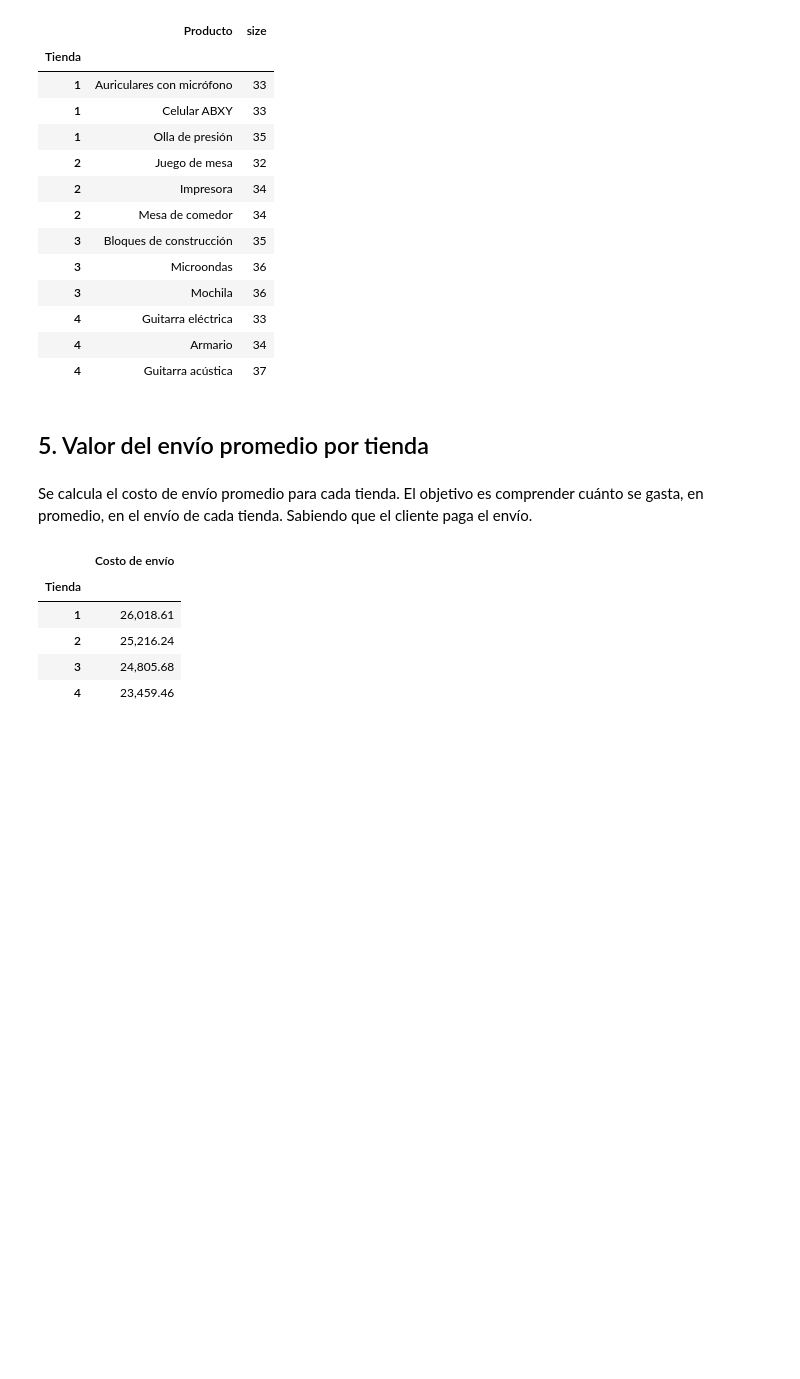
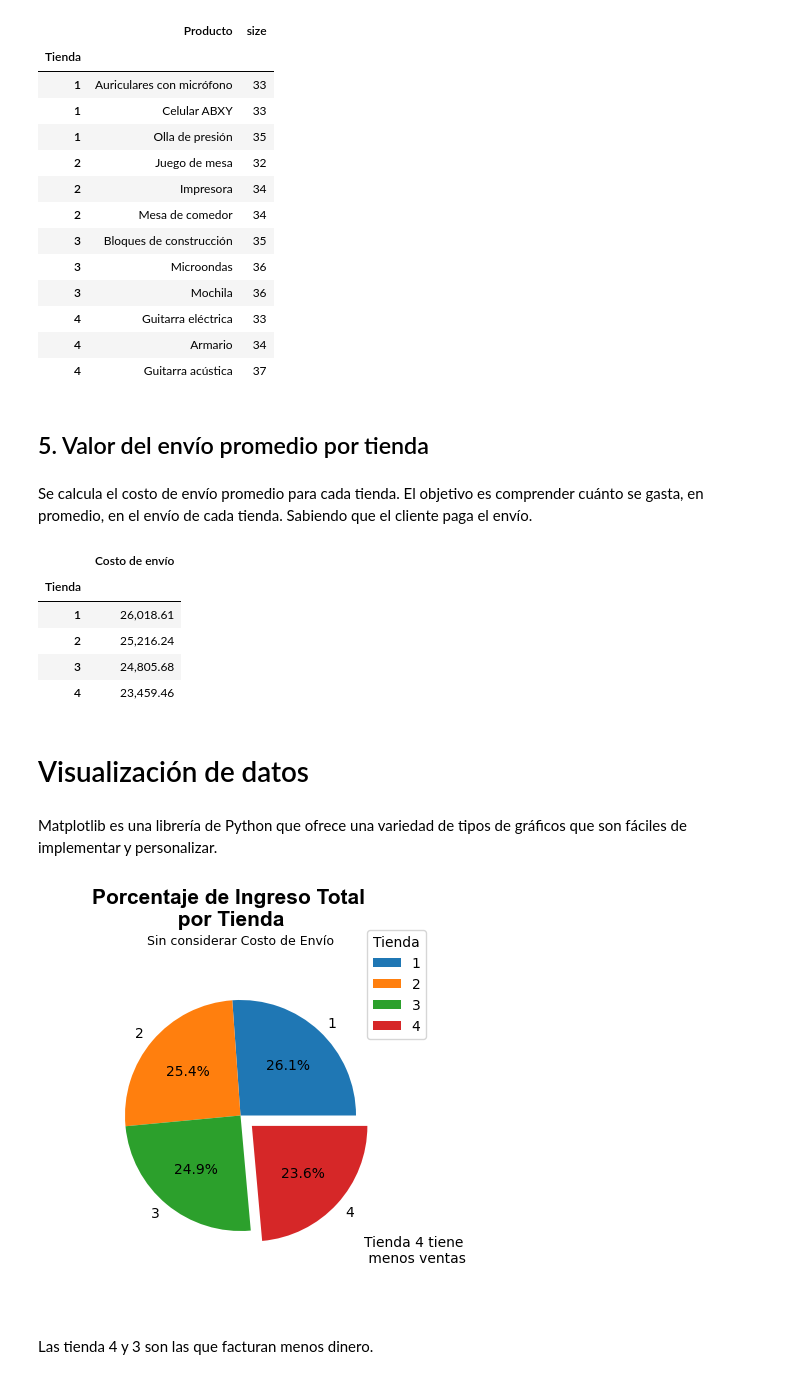
Before and after one commit to carloslozano-rg/challenge-alura-store, a Jupyter notebook: AluraStoreLatam.ipynb, the cells around one changed output. Drawn from its saved outputs; the diff is of its cells as text; code cells hidden in the pictures; blank space fills up the shorter version.

Commit message:
feat: añadir visualización de facturación por tienda y documentación
- Crear gráfico circular de facturación por tienda.
- Agregar sección markdown con descripción del problema.

```diff
--- a/AluraStoreLatam.ipynb
+++ b/AluraStoreLatam.ipynb
@@ -569,3 +575,5 @@ costo_envio_promedio
 | 2 | 25,216.24 |
 | 3 | 24,805.68 |
 | 4 | 23,459.46 |
+# %% [markdown]
+# Visualización de datos
@@ -571,0 +582,39 @@ costo_envio_promedio
+# %% [markdown]
+Matplotlib es una librería de Python que ofrece una variedad de tipos de gráficos que son fáciles de implementar y personalizar.
+# %%
+# Ajusta el tamaño general del gráfico.
+plt.figure(figsize=(10, 5))
+
+# Cuerpo del gráfico.
+plt.pie(x=ingreso_total["Precio"], # array
+        labels=ingreso_total.index, # etiquetas
+        explode=[0,0,0,0.1], # resalta una porción del pie
+        autopct="%1.1f%%", # modifica el formato del %
+        radius=0.75) # ajusta el tamaño del pie
+
+# Título de gráfico.
+plt.suptitle("Porcentaje de Ingreso Total\n por Tienda",
+          fontsize = 15,
+          family = "Arial",
+          fontweight = "bold",
+          y=0.95)
+
+# Subtítulo.
+plt.title("Sin considerar Costo de Envío",
+          fontsize=9,
+          y=0.925,
+          loc="center") # right | left
+
+# Leyenda.
+plt.legend(title="Tienda",
+           loc="best") # upper left | lower right
+
+# Anotación simple.
+plt.annotate('Tienda 4 tiene\n menos ventas',
+             xy=(0.8, -0.95)) # Ubicación estilo plano cartesiano
+
+plt.show()
+# %% [output]
+[figure, added]
+# %% [markdown]
+Las tienda 4 y 3 son las que facturan menos dinero.
```
Also changed, not shown: parts of 6 cells of this notebook.
